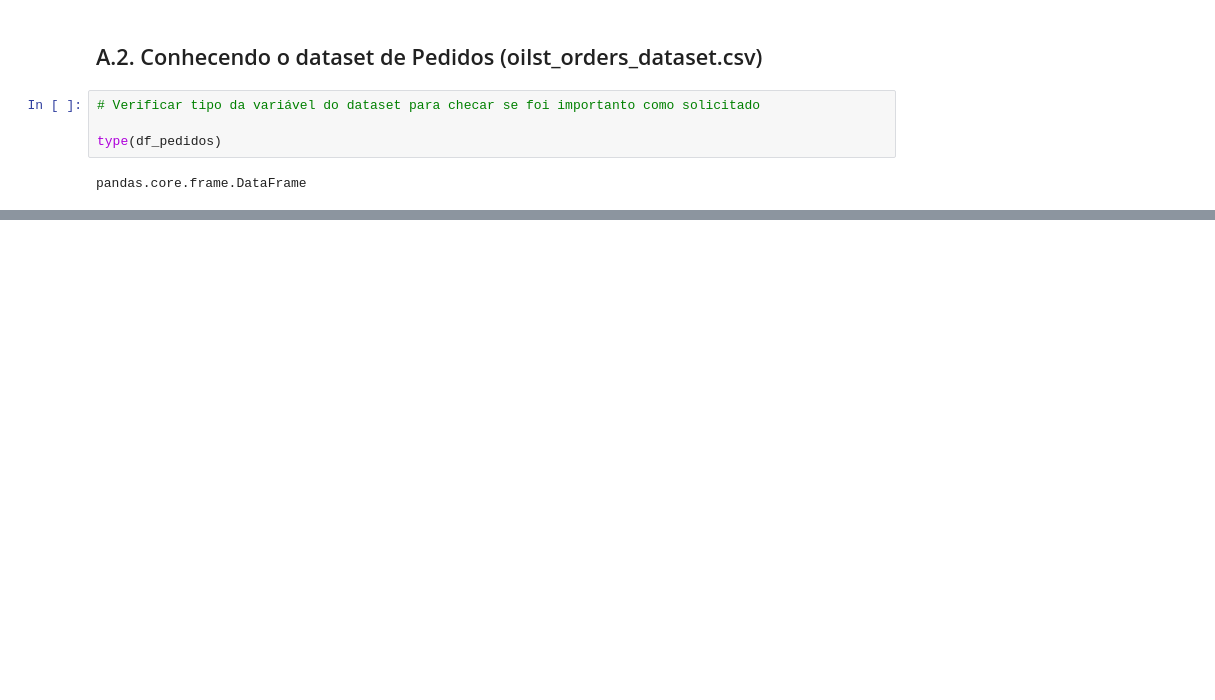
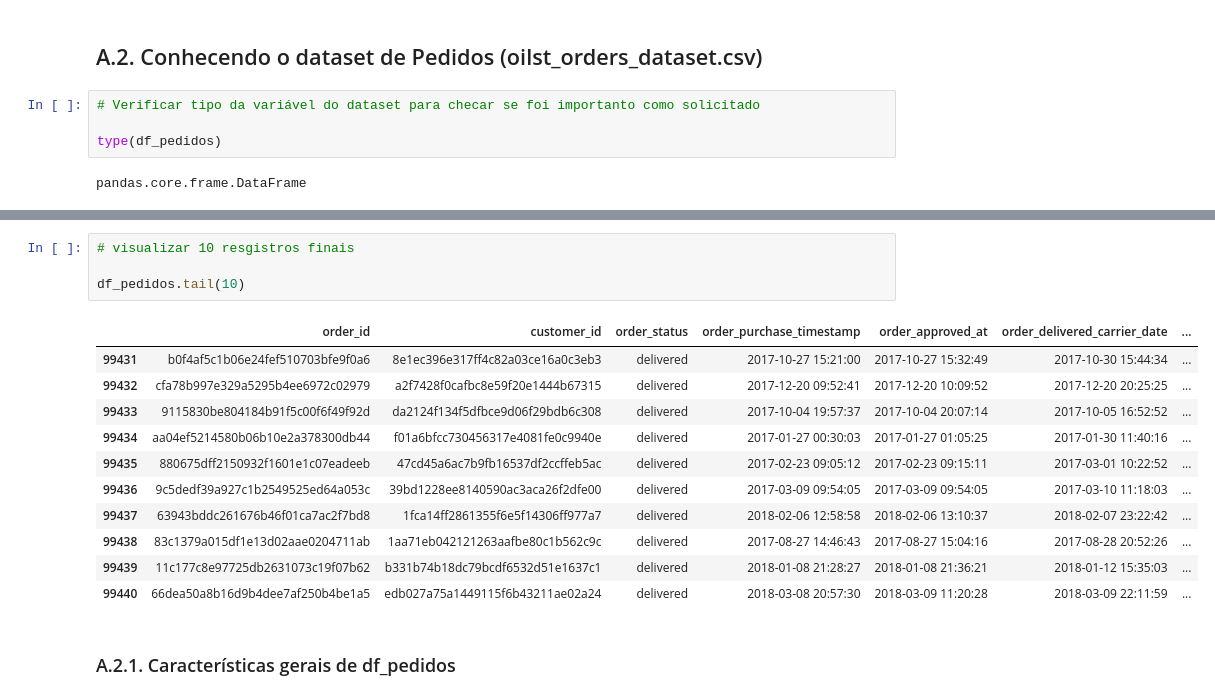
Before and after one commit to julianabpeixoto/data-science-portfolio, a Jupyter notebook: santander_coders_2023_2semestre_trilha_data_science_tecnicas_programacao_1_projeto_final/jbp_projeto_final.ipynb, the cells around one changed output, grey strips where cells are left out. Saved outputs shown, nothing was run; the diff lists cells and outputs as text; blank space fills up the shorter version.

```diff
--- a/santander_coders_2023_2semestre_trilha_data_science_tecnicas_programacao_1_projeto_final/jbp_projeto_final.ipynb
+++ b/santander_coders_2023_2semestre_trilha_data_science_tecnicas_programacao_1_projeto_final/jbp_projeto_final.ipynb
@@ -518,0 +646,18 @@ pandas.core.frame.DataFrame
+# %%
+# visualizar 10 resgistros finais
+
+df_pedidos.tail(10)
+# %% [output]
+|  | order_id | customer_id | order_status | order_purchase_timestamp | order_approved_at | order_delivered_carrier_date | ... |
+| 99431 | b0f4af5c1b06e24fef510703bfe9f0a6 | 8e1ec396e317ff4c82a03ce16a0c3eb3 | delivered | 2017-10-27 15:21:00 | 2017-10-27 15:32:49 | 2017-10-30 15:44:34 | ... |
+| 99432 | cfa78b997e329a5295b4ee6972c02979 | a2f7428f0cafbc8e59f20e1444b67315 | delivered | 2017-12-20 09:52:41 | 2017-12-20 10:09:52 | 2017-12-20 20:25:25 | ... |
+| 99433 | 9115830be804184b91f5c00f6f49f92d | da2124f134f5dfbce9d06f29bdb6c308 | delivered | 2017-10-04 19:57:37 | 2017-10-04 20:07:14 | 2017-10-05 16:52:52 | ... |
+| 99434 | aa04ef5214580b06b10e2a378300db44 | f01a6bfcc730456317e4081fe0c9940e | delivered | 2017-01-27 00:30:03 | 2017-01-27 01:05:25 | 2017-01-30 11:40:16 | ... |
+| 99435 | 880675dff2150932f1601e1c07eadeeb | 47cd45a6ac7b9fb16537df2ccffeb5ac | delivered | 2017-02-23 09:05:12 | 2017-02-23 09:15:11 | 2017-03-01 10:22:52 | ... |
+| 99436 | 9c5dedf39a927c1b2549525ed64a053c | 39bd1228ee8140590ac3aca26f2dfe00 | delivered | 2017-03-09 09:54:05 | 2017-03-09 09:54:05 | 2017-03-10 11:18:03 | ... |
+| 99437 | 63943bddc261676b46f01ca7ac2f7bd8 | 1fca14ff2861355f6e5f14306ff977a7 | delivered | 2018-02-06 12:58:58 | 2018-02-06 13:10:37 | 2018-02-07 23:22:42 | ... |
+| 99438 | 83c1379a015df1e13d02aae0204711ab | 1aa71eb042121263aafbe80c1b562c9c | delivered | 2017-08-27 14:46:43 | 2017-08-27 15:04:16 | 2017-08-28 20:52:26 | ... |
+| 99439 | 11c177c8e97725db2631073c19f07b62 | b331b74b18dc79bcdf6532d51e1637c1 | delivered | 2018-01-08 21:28:27 | 2018-01-08 21:36:21 | 2018-01-12 15:35:03 | ... |
+| 99440 | 66dea50a8b16d9b4dee7af250b4be1a5 | edb027a75a1449115f6b43211ae02a24 | delivered | 2018-03-08 20:57:30 | 2018-03-09 11:20:28 | 2018-03-09 22:11:59 | ... |
+# %% [markdown]
+### A.2.1. Características gerais de df_pedidos
```
Also changed, not shown: parts of 23 cells of this notebook.
